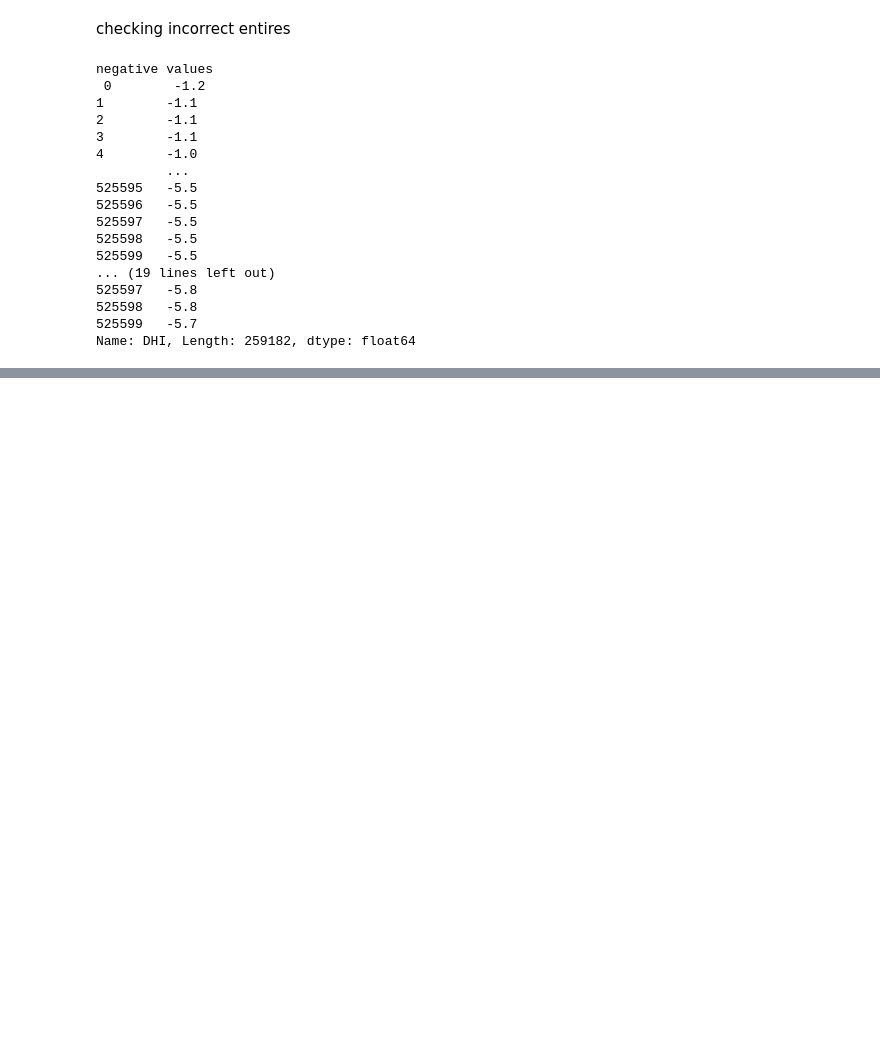
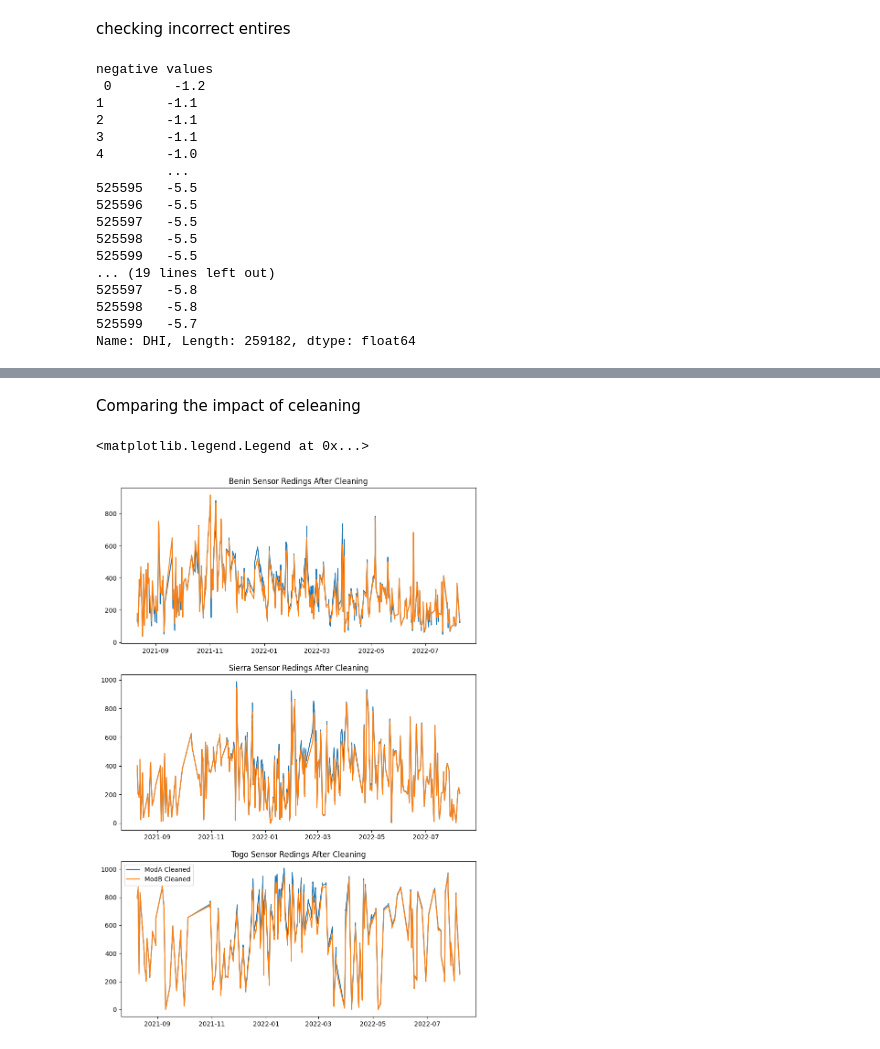
Before and after one commit to Amanzlastt/kifiyaweek0, a Jupyter notebook: notebooks/EDA.ipynb, the cells around one changed output, grey strips where cells are left out. Drawn from its saved outputs; the diff is of its cells as text; code cells hidden in the pictures; blank space fills up the shorter version.

```diff
--- a/notebooks/EDA.ipynb
+++ b/notebooks/EDA.ipynb
@@ -145,0 +209,28 @@ Name: DHI, Length: 259182, dtype: float64
+# %% [markdown]
+Comparing  the impact of celeaning
+# %%
+cleaned_benin = df_benin[df_benin['Cleaning'] == 1]
+not_cleaned_benin = df_benin[df_benin["Cleaning"] == 0]
+
+cleaned_togo = df_benin[df_togo['Cleaning'] == 1]
+not_cleaned_togo = df_benin[df_togo["Cleaning"] == 0]
+
+cleaned_sierra = df_benin[df_sierra['Cleaning'] == 1]
+not_cleaned_sierra = df_benin[df_sierra["Cleaning"] == 0]
+
+fig,ax =plt.subplots(3,1, figsize=(10, 15))
+ax[0].plot(cleaned_benin['datetime'], cleaned_benin['ModA'], label='ModA Cleaned')
+ax[0].plot(cleaned_benin['datetime'], cleaned_benin['ModB'], label='ModB Cleaned')
+ax[0].set_title('Benin Sensor Redings After Cleaning')
+
+ax[1].plot(cleaned_sierra['datetime'], cleaned_sierra['ModA'], label='ModA Cleaned')
+ax[1].plot(cleaned_sierra['datetime'], cleaned_sierra['ModB'], label='ModB Cleaned')
+ax[1].set_title('Sierra Sensor Redings After Cleaning')
+
+ax[2].plot(cleaned_togo['datetime'], cleaned_togo['ModA'], label='ModA Cleaned')
+ax[2].plot(cleaned_togo['datetime'], cleaned_togo['ModB'], label='ModB Cleaned')
+ax[2].set_title('Togo Sensor Redings After Cleaning')
+plt.legend()
+# %% [output]
+<matplotlib.legend.Legend at 0x...>
+[figure, added]
```
Also changed, not shown: parts of 11 cells of this notebook.
